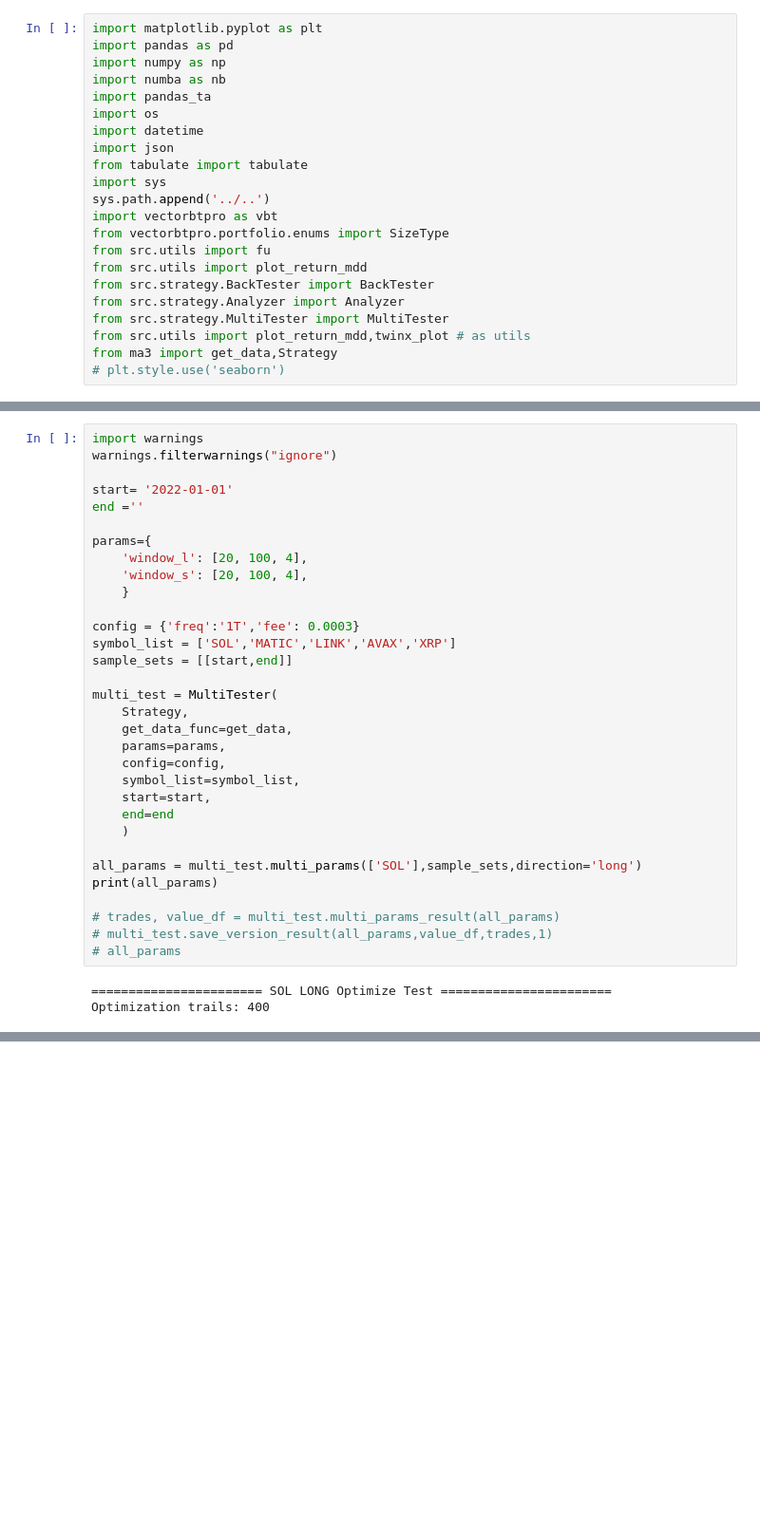
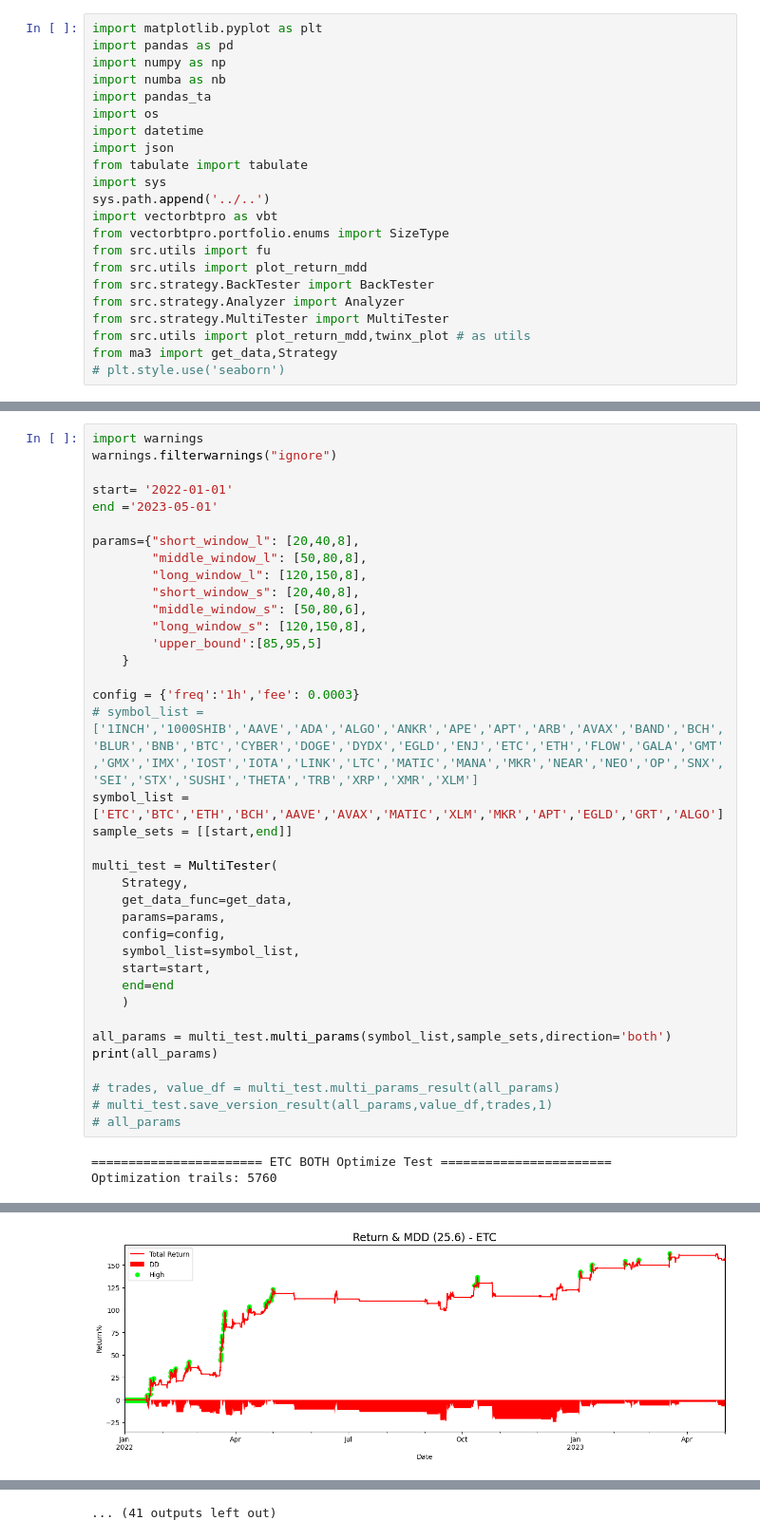
Before and after one commit to JohnsonHsiao/DC_capital_intern, a Jupyter notebook: strategy_research/CTA_TEST/Crypto/3ma/bt_lab.ipynb, the cells around one changed output, grey strips where cells are left out. Shown at 95% size. Drawn from its saved outputs; the diff is of its cells as text; blank space fills up the shorter version.

```diff
--- a/strategy_research/CTA_TEST/Crypto/3ma/bt_lab.ipynb
+++ b/strategy_research/CTA_TEST/Crypto/3ma/bt_lab.ipynb
@@ -50,15 +83,20 @@ import warnings
 warnings.filterwarnings("ignore")
 
 start= '2022-01-01'
-end =''
+end ='2023-05-01'
 
-params={
-    'window_l': [20, 100, 4],
-    'window_s': [20, 100, 4],
+params={"short_window_l": [20,40,8],
+        "middle_window_l": [50,80,8],
+        "long_window_l": [120,150,8],
+        "short_window_s": [20,40,8],
+        "middle_window_s": [50,80,6],
+        "long_window_s": [120,150,8],
+        'upper_bound':[85,95,5]
     }
 
-config = {'freq':'1T','fee': 0.0003}
-symbol_list = ['SOL','MATIC','LINK','AVAX','XRP']
+config = {'freq':'1h','fee': 0.0003}
+# symbol_list = ['1INCH','1000SHIB','AAVE','ADA','ALGO','ANKR','APE','APT','ARB','AVAX','BAND','BCH','BLUR','BNB','BTC','CYBER','DOGE','DYDX','EGLD','ENJ','ETC','ETH','FLOW','GALA','GMT','GMX','IMX','IOST','IOTA','LINK','LTC','MATIC','MANA','MKR','NEAR','NEO','OP','SNX','SEI','STX','SUSHI','THETA','TRB','XRP','XMR','XLM']
+symbol_list = ['ETC','BTC','ETH','BCH','AAVE','AVAX','MATIC','XLM','MKR','APT','EGLD','GRT','ALGO']
 sample_sets = [[start,end]]
 
 multi_test = MultiTester(
@@ -71,13 +109,13 @@ multi_test = MultiTester(
     end=end
     )
 
-all_params = multi_test.multi_params(['SOL'],sample_sets,direction='long')
+all_params = multi_test.multi_params(symbol_list,sample_sets,direction='both')
 print(all_params)
 
 # trades, value_df = multi_test.multi_params_result(all_params)
 # multi_test.save_version_result(all_params,value_df,trades,1)
 # all_params
 # %% [output]
-======================= SOL LONG Optimize Test =======================
-Optimization trails: 400
+======================= ETC BOTH Optimize Test =======================
+Optimization trails: 5760
 [Parallel(n_jobs=-1)]: Using backend LokyBackend with 8 concurrent workers.
@@ -84,0 +151 @@ Optimization trails: 400
+[figure, added]
@@ -84,0 +238 @@ Optimization trails: 400
+... (41 outputs left out)
```
Also changed, not shown: parts of 6 cells of this notebook, 15 other files.
